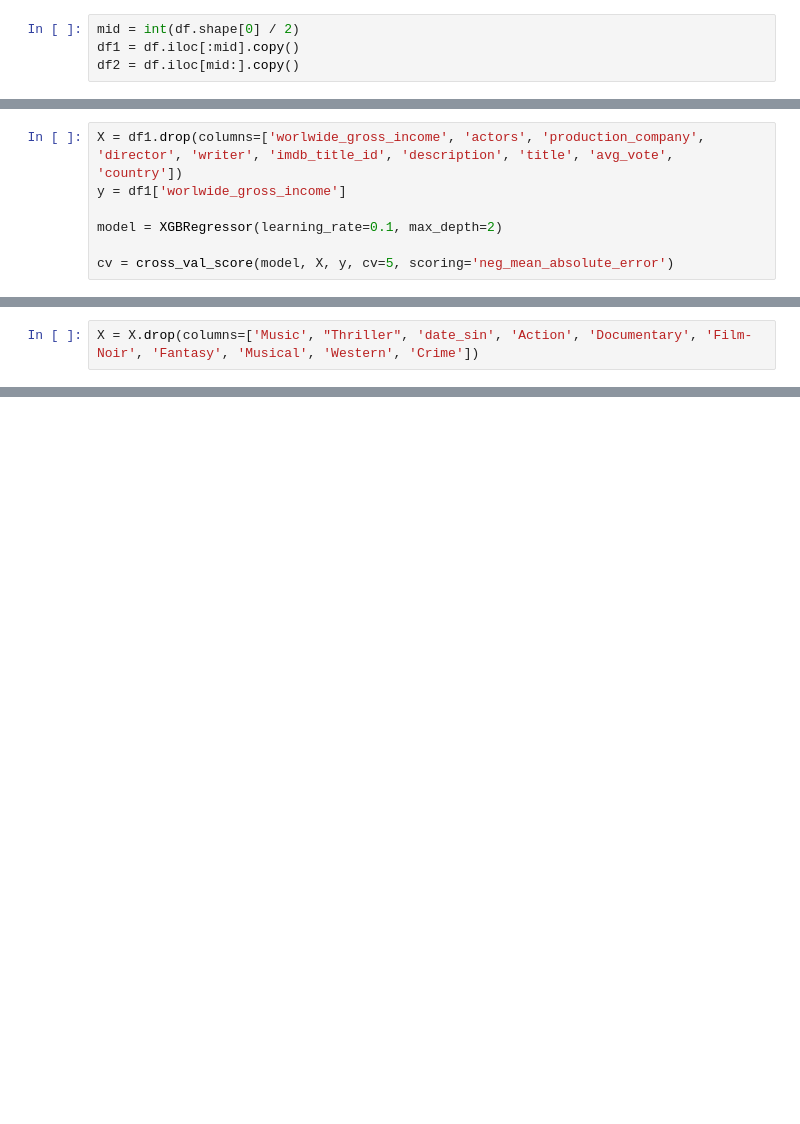
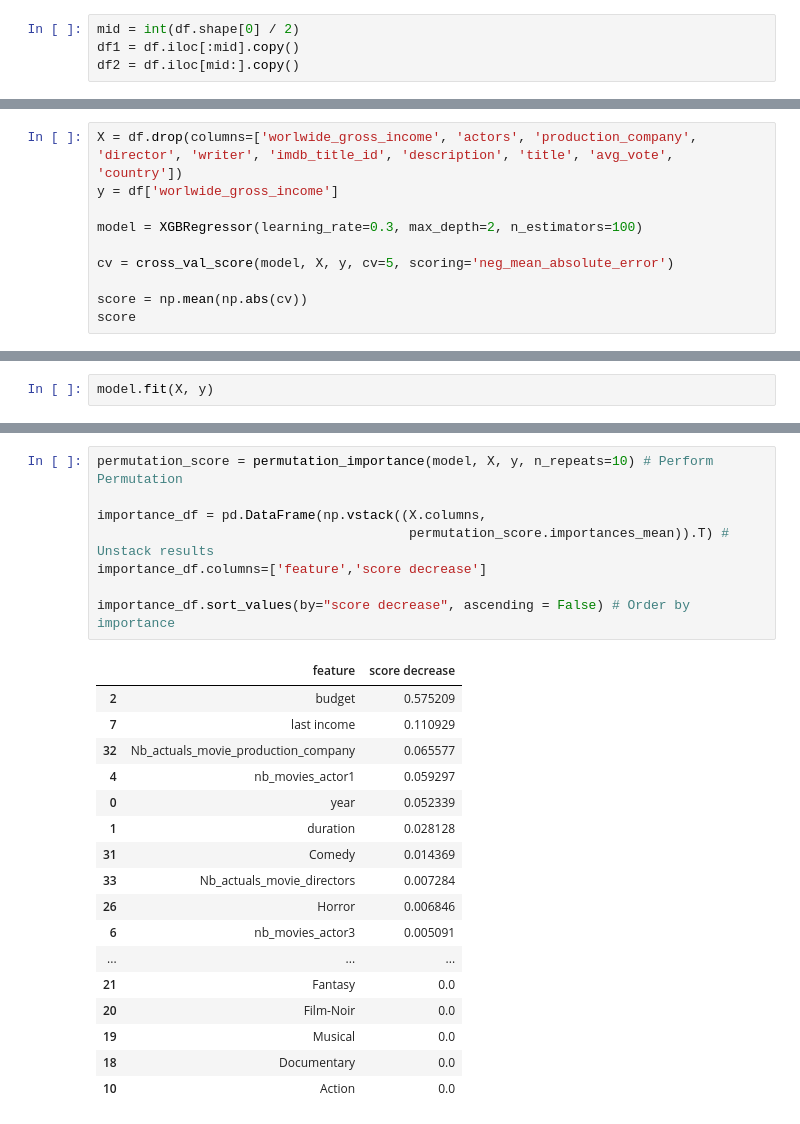
Before and after one commit to OscarTou/CinePred, a Jupyter notebook: notebooks/Untitled1.ipynb, the cells around one changed output, grey strips where cells are left out. Drawn from its saved outputs; the diff is of its cells as text; blank space fills up the shorter version.

```diff
--- a/notebooks/Untitled1.ipynb
+++ b/notebooks/Untitled1.ipynb
@@ -317,7 +115,10 @@ df2 = df.iloc[mid:].copy()
 # %%
-X = df1.drop(columns=['worlwide_gross_income', 'actors', 'production_company', 'director', 'writer', 'imdb_title_id', 'description', 'title', 'avg_vote', 'country'])
-y = df1['worlwide_gross_income']
+X = df.drop(columns=['worlwide_gross_income', 'actors', 'production_company', 'director', 'writer', 'imdb_title_id', 'description', 'title', 'avg_vote', 'country'])
+y = df['worlwide_gross_income']
 
-model = XGBRegressor(learning_rate=0.1, max_depth=2)
+model = XGBRegressor(learning_rate=0.3, max_depth=2, n_estimators=100)
 
 cv = cross_val_score(model, X, y, cv=5, scoring='neg_mean_absolute_error')
+
+score = np.mean(np.abs(cv))
+score
@@ -358,2 +205,2 @@ data.sort_values(by="importance", ascending=False)
-# %%
-X = X.drop(columns=['Music', "Thriller", 'date_sin', 'Action', 'Documentary', 'Film-Noir', 'Fantasy', 'Musical', 'Western', 'Crime'])
+# %%
+model.fit(X, y)
@@ -359,0 +217,26 @@ X = X.drop(columns=['Music', "Thriller", 'date_sin', 'Action', 'Documentary', 'F
+# %%
+permutation_score = permutation_importance(model, X, y, n_repeats=10) # Perform Permutation
+
+importance_df = pd.DataFrame(np.vstack((X.columns,
+                                        permutation_score.importances_mean)).T) # Unstack results
+importance_df.columns=['feature','score decrease']
+
+importance_df.sort_values(by="score decrease", ascending = False) # Order by importance
+# %% [output]
+|  | feature | score decrease |
+| 2 | budget | 0.575209 |
+| 7 | last income | 0.110929 |
+| 32 | Nb_actuals_movie_production_company | 0.065577 |
+| 4 | nb_movies_actor1 | 0.059297 |
+| 0 | year | 0.052339 |
+| 1 | duration | 0.028128 |
+| 31 | Comedy | 0.014369 |
+| 33 | Nb_actuals_movie_directors | 0.007284 |
+| 26 | Horror | 0.006846 |
+| 6 | nb_movies_actor3 | 0.005091 |
+| ... | ... | ... |
+| 21 | Fantasy | 0.0 |
+| 20 | Film-Noir | 0.0 |
+| 19 | Musical | 0.0 |
+| 18 | Documentary | 0.0 |
+| 10 | Action | 0.0 |
```
Also changed, not shown: parts of 58 cells of this notebook.
